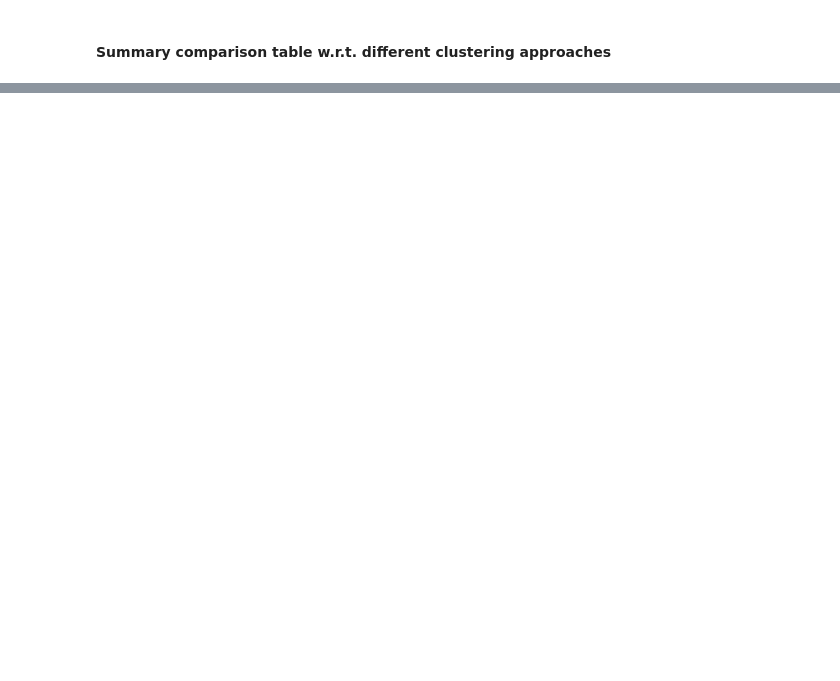
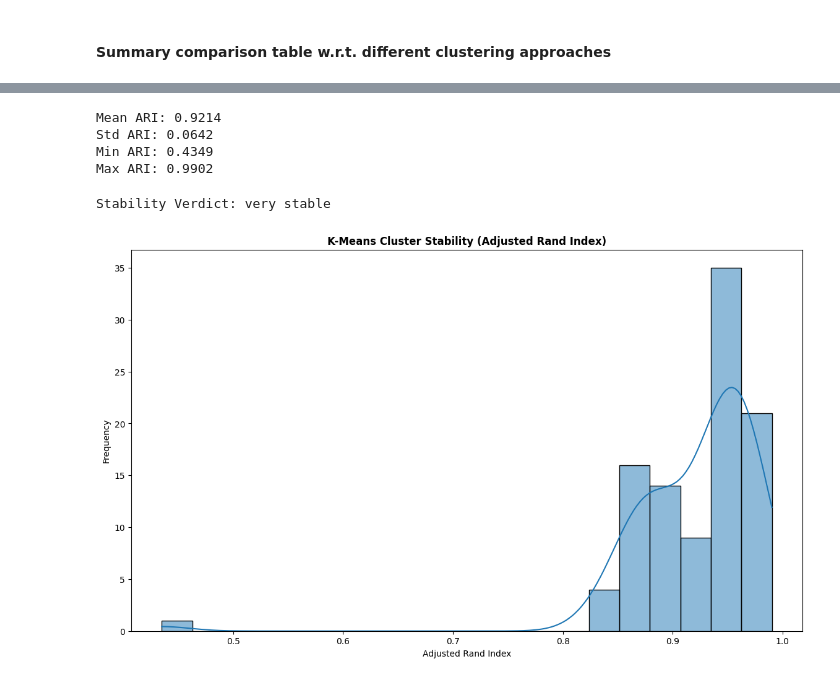
Before and after one commit to gorkemyencak/online-retail-clustering, a Jupyter notebook: main.ipynb, the cells around one changed output, grey strips where cells are left out. Drawn from its saved outputs; the diff is of its cells as text; code cells hidden in the pictures; blank space fills up the shorter version.

```diff
--- a/main.ipynb
+++ b/main.ipynb
@@ -838,0 +881,73 @@ plt.show()
+# %%
+# baseline labels
+X = rfm_scaled.copy()
+y_existing = labels_kmeans.copy()
+
+# bootstrapping randomly
+n_iter = 100
+ari_scores = []
+for i in range(n_iter):
+    X_resampled, y_resampled = resample(
+        X,
+        y_existing,
+        replace = True,
+        random_state = (7 + i)
+    )
+
+    # Refitting KMeans
+    kmeans_bootstrap = KMeans(
+        n_clusters = 5,
+        random_state = 7,
+        n_init = 20
+    )
+
+    labels_bootstrap = kmeans_bootstrap.fit_predict(X_resampled)
+
+    # ARI score
+    ari = adjusted_rand_score(
+        labels_true = y_resampled,
+        labels_pred = labels_bootstrap
+    )
+    ari_scores.append(ari)
+
+# Summary
+ari_scores = np.array(ari_scores)
+print(f"Mean ARI: {ari_scores.mean():.4f}")
+print(f"Std ARI: {ari_scores.std():.4f}")
+print(f"Min ARI: {ari_scores.min():.4f}")
+print(f"Max ARI: {ari_scores.max():.4f}")
+# %% [output]
+Mean ARI: 0.9214
+Std ARI: 0.0642
+Min ARI: 0.4349
+Max ARI: 0.9902
+# %%
+# Stability verdict
+def stabilityVerdict(ARI_mean):
+    if ARI_mean >= 0.75:
+        return "very stable"
+    elif ARI_mean >= 0.6:
+        return "stable"
+    elif ARI_mean >= 0.45:
+        return "moderately stable"
+    else:
+        return "unstable"
+
+print(f"Stability Verdict:", stabilityVerdict(ari_scores.mean()))
+# %% [output]
+Stability Verdict: very stable
+# %%
+# Visualizing stability distribution
+plt.figure(figsize = (14,8))
+sns.histplot(
+    ari_scores,
+    bins = 20,
+    kde = True
+)
+
+plt.title("K-Means Cluster Stability (Adjusted Rand Index)", fontweight = 'bold')
+plt.xlabel("Adjusted Rand Index")
+plt.ylabel("Frequency")
+plt.show()
+# %% [output]
+[figure, added]
```
Also changed, not shown: parts of 6 cells of this notebook.
